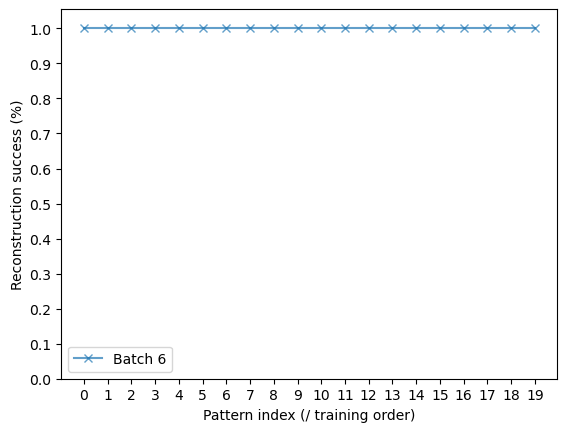
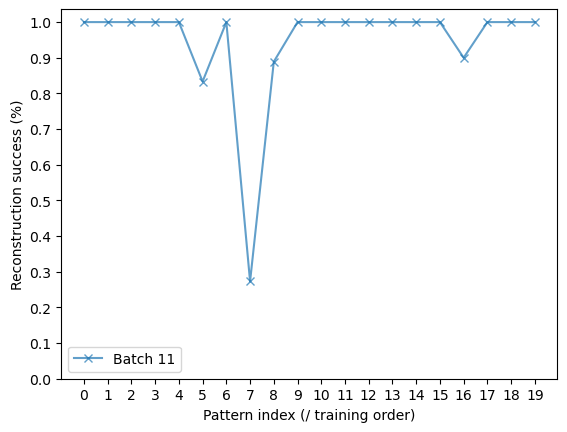
The change to this notebook cell's code, shown as a diff; its figure went from the first image to the second:
--- before
+++ after
@@ -1,3 +1,5 @@
-for i in [5]:
+vir = plt.colormaps['viridis']
+
+for i in [10]:
     plt.plot(range(20), [success_dicts[i][i_p] for i_p in range(20)], label=f'Batch {i+1}', marker='x', alpha=0.7)
 plt.xlabel('Pattern index (/ training order)')

Commit: started batch 12